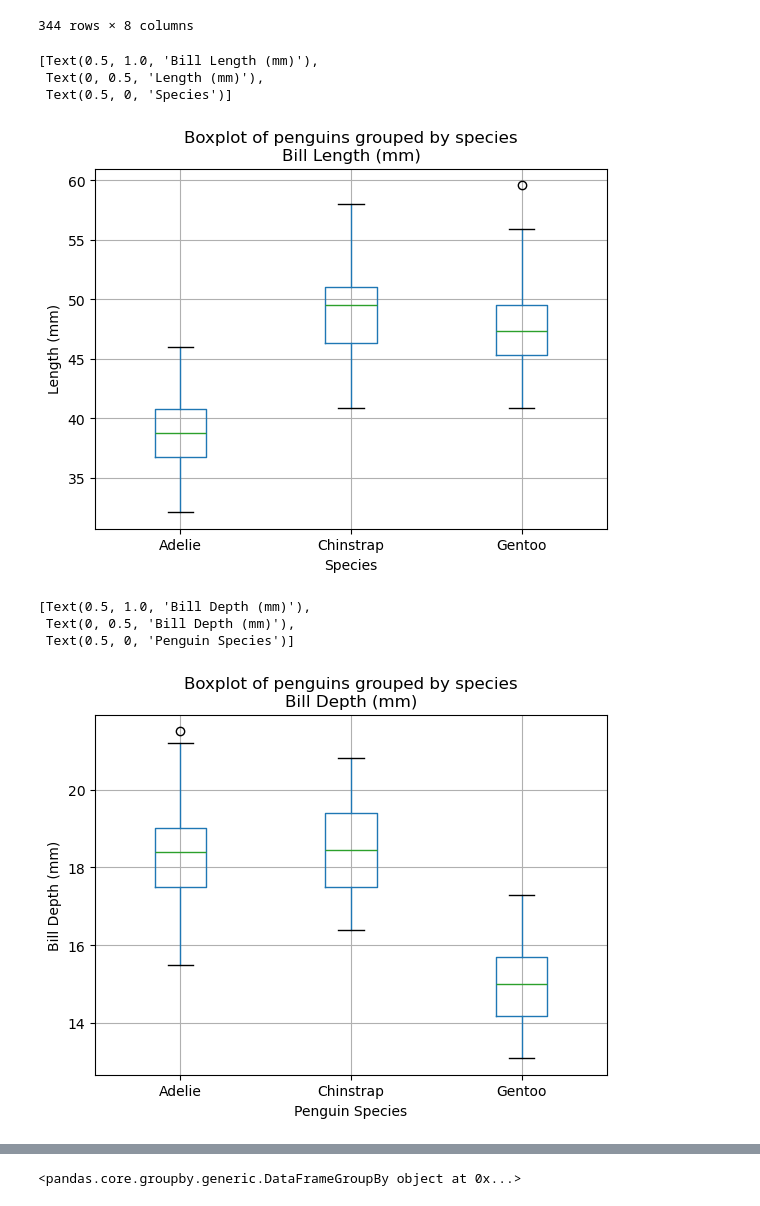
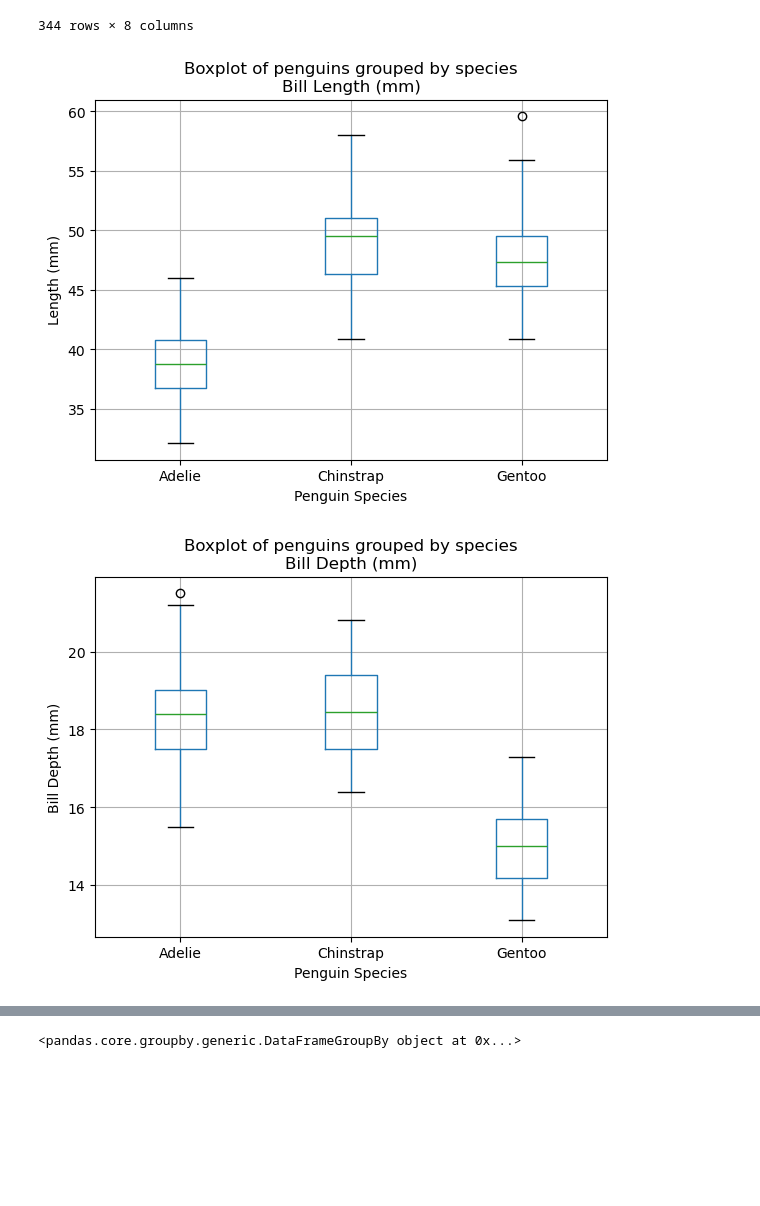
Before and after one commit to Fobertree/CS334, a Jupyter notebook: HW1/penguin_vis.ipynb, the cells around one changed output, grey strips where cells are left out. Cells and saved outputs as stored; diff of their text form; code cells hidden in the pictures; blank space fills up the shorter version.

```diff
--- a/HW1/penguin_vis.ipynb
+++ b/HW1/penguin_vis.ipynb
@@ -111,22 +112,18 @@ pd.DataFrame(to_numeric(df))
 # %%
 ax = plt.gca()
 df.boxplot('bill_length_mm',ax=ax, by='species')
 ax.get_figure().suptitle('Boxplot of penguins grouped by species')
 ax.set(title="Bill Length (mm)", ylabel="Length (mm)", xlabel="Penguin Species")
+ax.get_figure().savefig(os.path.join("data","Boxplot of penguins grouped by species, Bill Length (mm)"))
 # %% [output]
-[Text(0.5, 1.0, 'Bill Length (mm)'),
- Text(0, 0.5, 'Length (mm)'),
- Text(0.5, 0, 'Species')]
-[figure, old version]
+[figure, new version]
 # %%
 ax = plt.gca()
 df.boxplot('bill_depth_mm', ax=ax, by='species')
 ax.get_figure().suptitle('Boxplot of penguins grouped by species')
 ax.set(title="Bill Depth (mm)", ylabel="Bill Depth (mm)", xlabel="Penguin Species")
+ax.get_figure().savefig(os.path.join("data","Boxplot of penguins grouped by species, Bill Depth (mm)"))
 # %% [output]
-[Text(0.5, 1.0, 'Bill Depth (mm)'),
- Text(0, 0.5, 'Bill Depth (mm)'),
- Text(0.5, 0, 'Penguin Species')]
 [figure]
 # %%
 ax = plt.gca()
```
Also changed, not shown: parts of 9 cells of this notebook, 14 other files.
